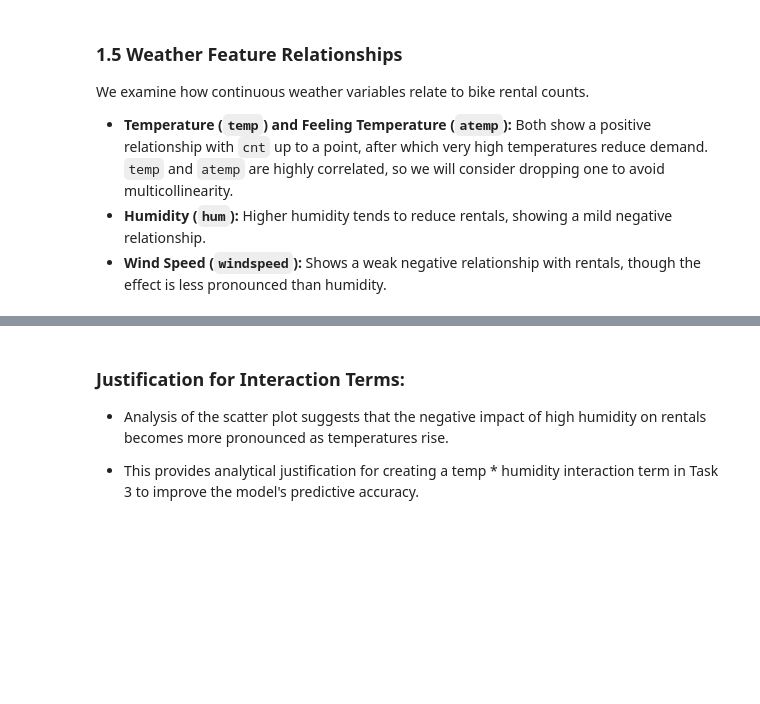
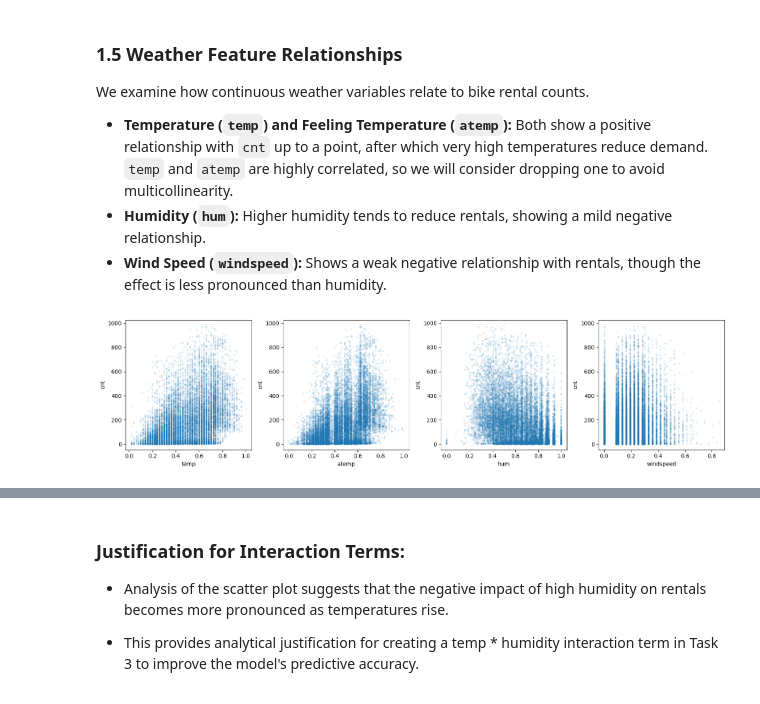
Before and after one commit to adakoieu2024-collab/ml-assignment2, a Jupyter notebook: assignment_2_Alesia_Dako.ipynb, the cells around one changed output, grey strips where cells are left out. Drawn from its saved outputs; the diff is of its cells as text; code cells hidden in the pictures; blank space fills up the shorter version.

```diff
--- a/assignment_2_Alesia_Dako.ipynb
+++ b/assignment_2_Alesia_Dako.ipynb
@@ -120,12 +134,17 @@ We examine how continuous weather variables relate to bike rental counts.
 - **Humidity (`hum`):** Higher humidity tends to reduce rentals, showing a mild negative relationship.
 - **Wind Speed (`windspeed`):** Shows a weak negative relationship with rentals, though the effect is less pronounced than humidity.
 # %%
-# Weatherfeaturesv sc n t
-fi g ,axes=plt.subplots(1,4 ,figsize=(16,4 ) )
-fora x ,c o li nzip(axes,I'temp','atemp', "hum','windspeed'1):
-ax.scatter(df[coll, d f I ' c n t ' l , alpha=0.1, s=5) ax.set_xlabel(col)
-ax.set_ylabel('cnt')
-plt.tight_layout() p l t .show()
+fig, axes = plt.subplots(1, 4, figsize=(16, 4))
+weather_cols = ['temp', 'atemp', 'hum', 'windspeed']
+for ax, col in zip(axes, weather_cols):
+    ax.scatter(df[col], df['cnt'], alpha=0.1, s=5)
+    ax.set_xlabel(col)
+    ax.set_ylabel('cnt')
+
+plt.tight_layout()
+plt.show()
+# %% [output]
+[figure, added]
 # %%
 # Exploring Potential Feature Interactions (Temp * Humidity)
 plt.figure(figsize=(10, 6))
```
Also changed, not shown: parts of 6 cells of this notebook, 1 other file.
